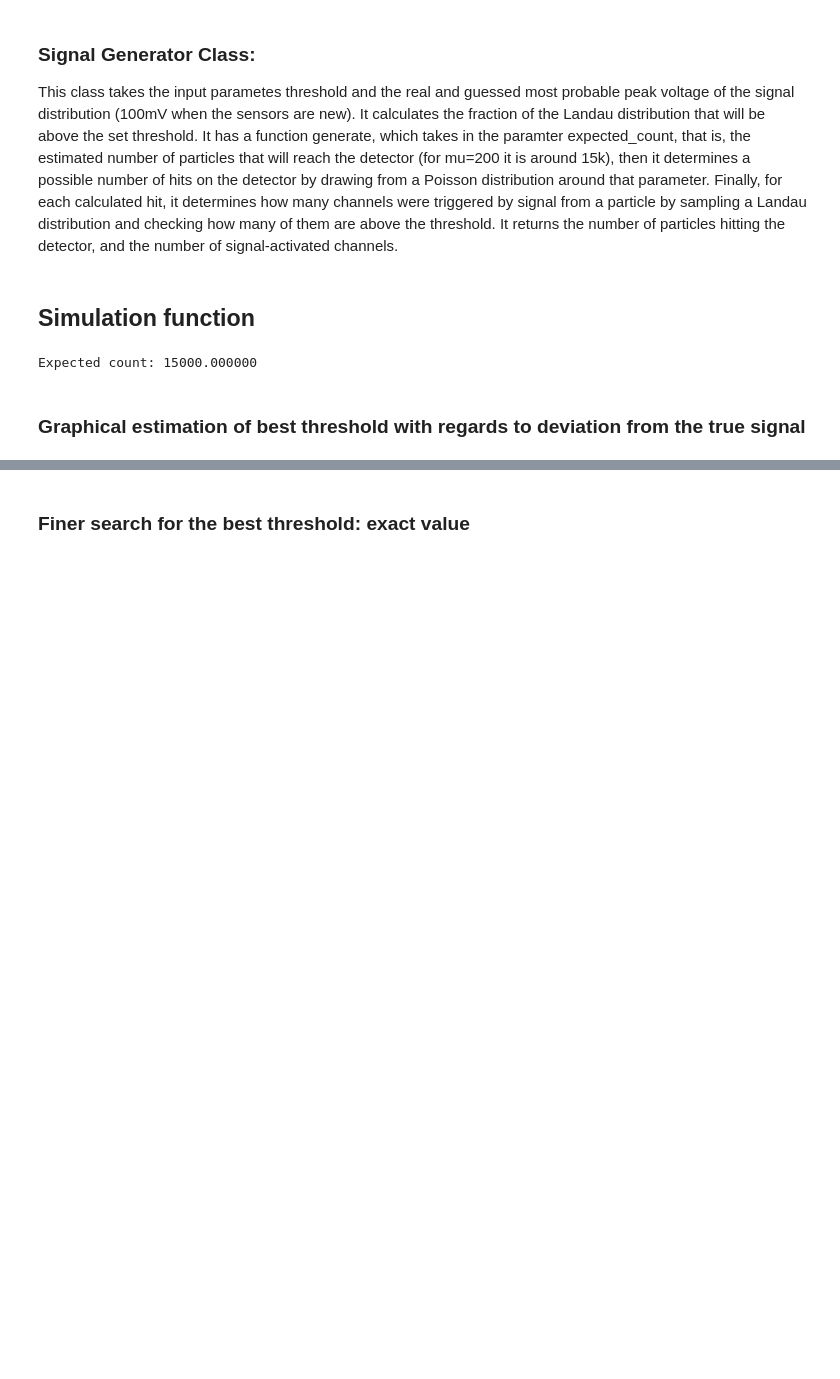
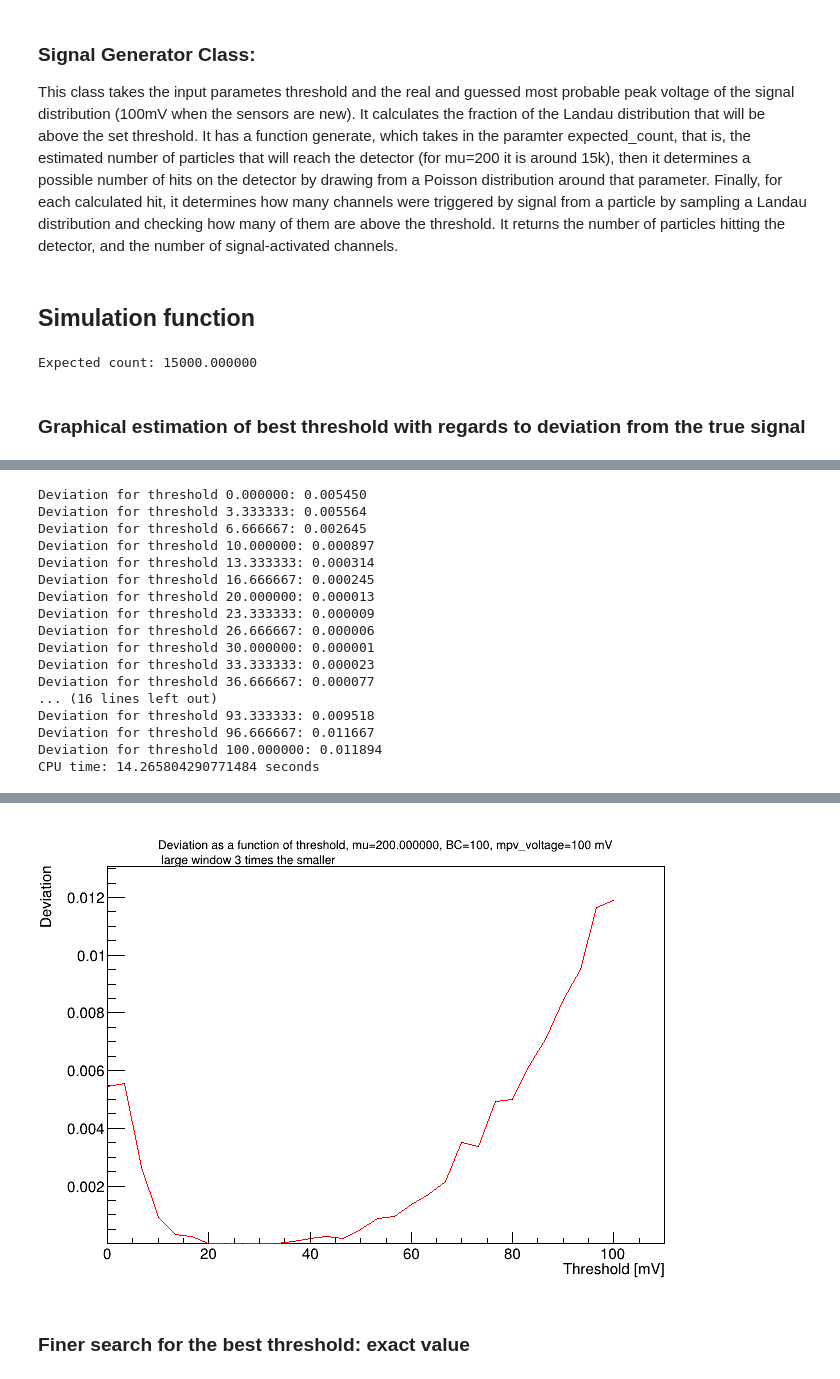
Before and after one commit to rupozzi/HGTDLumiToyStudies, a Jupyter notebook: Ruben/Simulation_ruben.ipynb, the cells around one changed output, grey strips where cells are left out. Saved outputs shown, nothing was run; the diff lists cells and outputs as text; code cells hidden in the pictures; blank space fills up the shorter version.

```diff
--- a/Ruben/Simulation_ruben.ipynb
+++ b/Ruben/Simulation_ruben.ipynb
@@ -200,0 +152,54 @@ Warning in <TCanvas::Constructor>: Deleting canvas with same name: c1
+# %%
+min_threshold = 0 #mV
+max_threshold = 100 #mV
+threshold_array = np.linspace(min_threshold,max_threshold,31)
+total_deviation= np.zeros(len(threshold_array))
+iteration = 0
+start_time = time.time()
+
+for threshold in threshold_array:
+
+    true_signal, estimated_signal = simulation (nr_of_channels, ratio_of_channels_to_sample, expected_count, bunch_crossings, threshold, peak_mpv_voltage, guess_mpv_voltage)
+
+    """Get the total deviation from the total simulated signals vs the expected signals.
+        Returns both the total deviation as a positive number"""
+    true_signal_sum = true_signal.sum()
+    if true_signal_sum == 0:
+        deviation = 0
+    deviation = abs( estimated_signal.sum() / true_signal_sum -1)
+    total_deviation[iteration] = deviation
+    print("Deviation for threshold %f: %f" %(threshold, total_deviation[iteration]))
+    iteration = iteration+1
+
+c1 = TCanvas( 'c1', 'Graph', 200, 10, 700, 500 )
+#c1.SetLogy()
+
+g = TGraph(len(threshold_array), threshold_array.astype(np.double),total_deviation.astype(np.double))
+g.SetTitle( "#splitline{Deviation as a function of threshold, mu=%f, BC=%d, mpv_voltage=%d mV}{\n large window 3 times the smaller}"  %(mu, bunch_crossings, peak_mpv_voltage))
+g.GetXaxis().SetTitle( 'Threshold [mV]' )
+g.GetYaxis().SetTitle( 'Deviation' )
+g.GetYaxis().SetRange(0,10);
+g.SetLineColor(2)
+g.Draw();
+c1.Draw()
+c1.Modified()
+c1.Update();
+print("CPU time: %s seconds" % (time.time() - start_time))
+# %% [output]
+Deviation for threshold 0.000000: 0.005450
+Deviation for threshold 3.333333: 0.005564
+Deviation for threshold 6.666667: 0.002645
+Deviation for threshold 10.000000: 0.000897
+Deviation for threshold 13.333333: 0.000314
+Deviation for threshold 16.666667: 0.000245
+Deviation for threshold 20.000000: 0.000013
+Deviation for threshold 23.333333: 0.000009
+Deviation for threshold 26.666667: 0.000006
+Deviation for threshold 30.000000: 0.000001
+Deviation for threshold 33.333333: 0.000023
+Deviation for threshold 36.666667: 0.000077
+... (16 lines left out)
+Deviation for threshold 93.333333: 0.009518
+Deviation for threshold 96.666667: 0.011667
+Deviation for threshold 100.000000: 0.011894
+CPU time: 14.265804290771484 seconds
@@ -201,3 +207,4 @@ Warning in <TCanvas::Constructor>: Deleting canvas with same name: c1
+[figure, added]
 # %% [markdown]
 ### Finer search for the best threshold: exact value
 # %%
```
Also changed, not shown: parts of 8 cells of this notebook.
